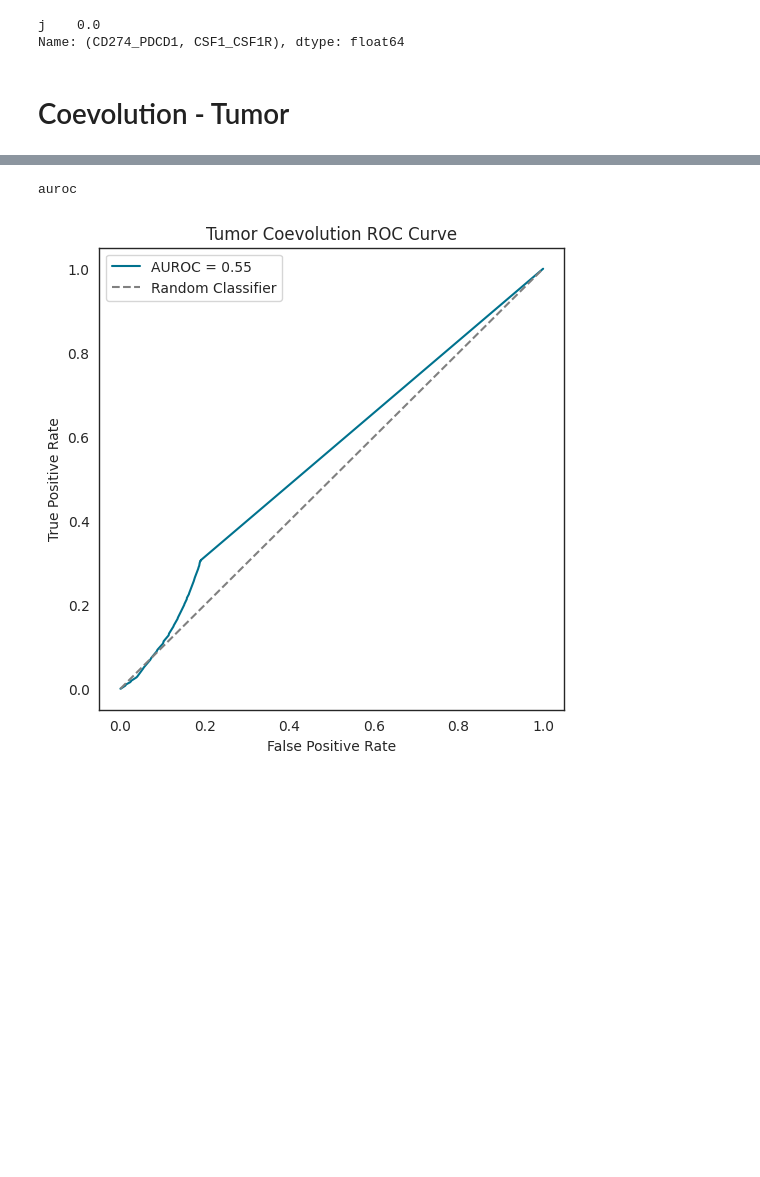
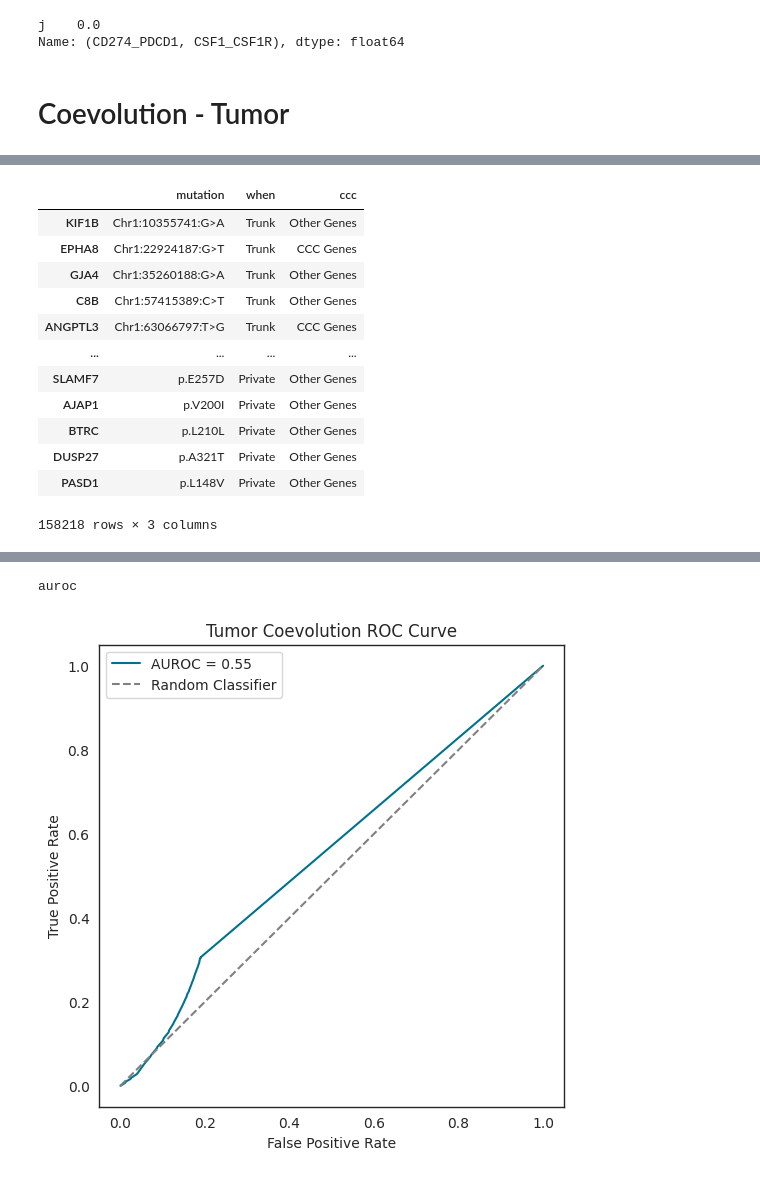
Before and after one commit to lorenzoamir/cci_circuits_paper_2025, a Jupyter notebook: code/notebook.ipynb, the cells around one changed output, grey strips where cells are left out. Cells and saved outputs as stored; diff of their text form; code cells hidden in the pictures; blank space fills up the shorter version.

```diff
--- a/code/notebook.ipynb
+++ b/code/notebook.ipynb
@@ -178,0 +390,16 @@ Name: (CD274_PDCD1, CSF1_CSF1R), dtype: float64
+# %%
+df
+# %% [output]
+|  | mutation | when | ccc |
+| KIF1B | Chr1:10355741:G>A | Trunk | Other Genes |
+| EPHA8 | Chr1:22924187:G>T | Trunk | CCC Genes |
+| GJA4 | Chr1:35260188:G>A | Trunk | Other Genes |
+| C8B | Chr1:57415389:C>T | Trunk | Other Genes |
+| ANGPTL3 | Chr1:63066797:T>G | Trunk | CCC Genes |
+| ... | ... | ... | ... |
+| SLAMF7 | p.E257D | Private | Other Genes |
+| AJAP1 | p.V200I | Private | Other Genes |
+| BTRC | p.L210L | Private | Other Genes |
+| DUSP27 | p.A321T | Private | Other Genes |
+| PASD1 | p.L148V | Private | Other Genes |
+158218 rows × 3 columns
```
Also changed, not shown: parts of 40 cells of this notebook, 2 other files.
